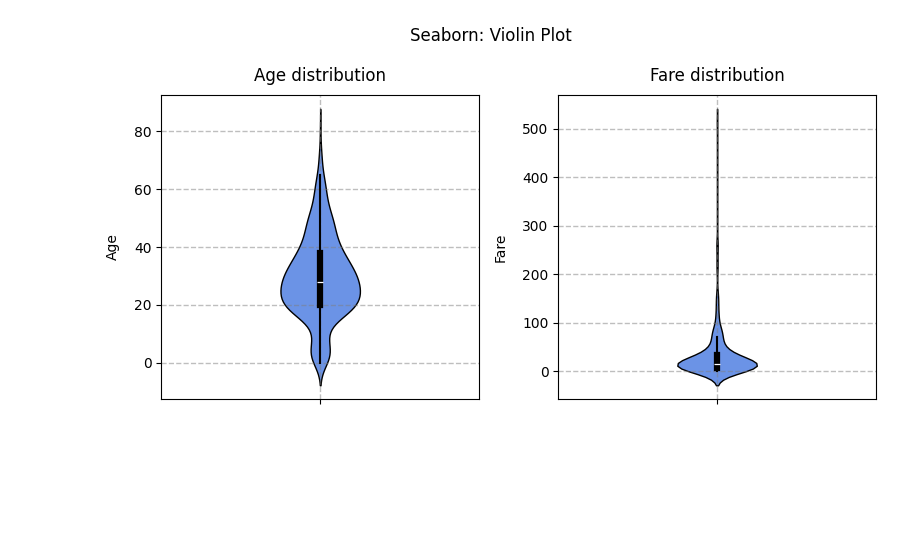
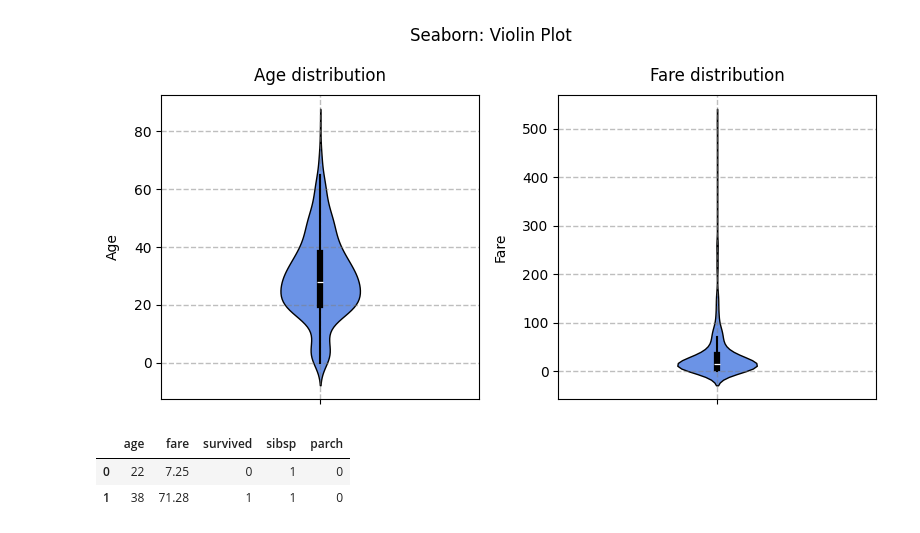
Before and after one commit to BogdanPinchuk/DataScience-PBY_HW8, a Jupyter notebook: Bohdan_Pinchuk_DS_HW8.ipynb, the cells around one changed output. Saved outputs shown, nothing was run; the diff lists cells and outputs as text; code cells hidden in the pictures; blank space fills up the shorter version.

```diff
--- a/Bohdan_Pinchuk_DS_HW8.ipynb
+++ b/Bohdan_Pinchuk_DS_HW8.ipynb
@@ -572,24 +578,30 @@ fig.show()
 # %%
 ## Залежності між змінними
 
 # Input data
 ages_col_name = "age"
 fares_col_name = "fare"
 survived_col_name = "survived"
 sibsp_col_name = "sibsp"
 parch_col_name = "parch"
 
 # Solution
 titanic = ds_data.copy()
 
 # Extracting and cleaning data
 data_afssp = titanic[[ages_col_name, fares_col_name, survived_col_name, sibsp_col_name, parch_col_name]].dropna()
 data_afssp[ages_col_name] = ages_and_fares[ages_col_name].round().astype(int)
 data_afssp[fares_col_name] = ages_and_fares[fares_col_name].round(2).astype(float)
 
 # Extracting data
 ages = data_afssp[ages_col_name].values
 fares = data_afssp[fares_col_name].values
 survived = data_afssp[survived_col_name].values
 sibsp = data_afssp[sibsp_col_name].values
 parch = data_afssp[parch_col_name].values
+
+display(data_afssp.head(2))
+# %% [output]
+|  | age | fare | survived | sibsp | parch |
+| 0 | 22 | 7.25 | 0 | 1 | 0 |
+| 1 | 38 | 71.28 | 1 | 1 | 0 |
```
Also changed, not shown: parts of 6 cells of this notebook.
